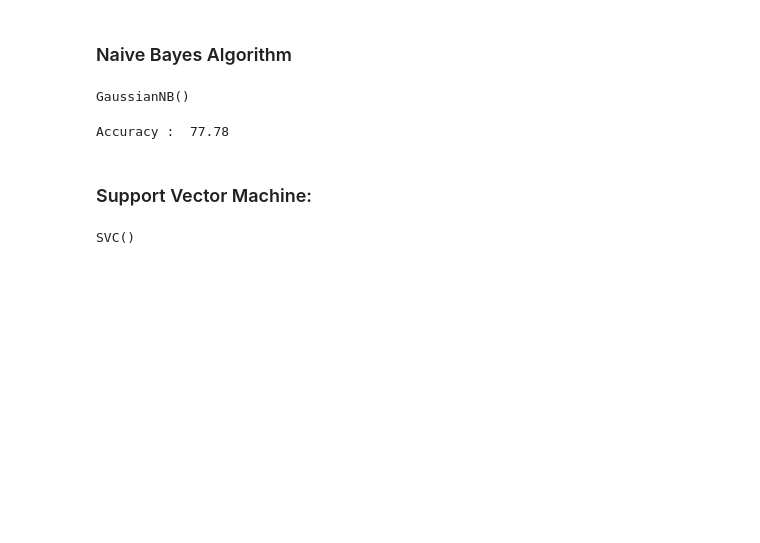
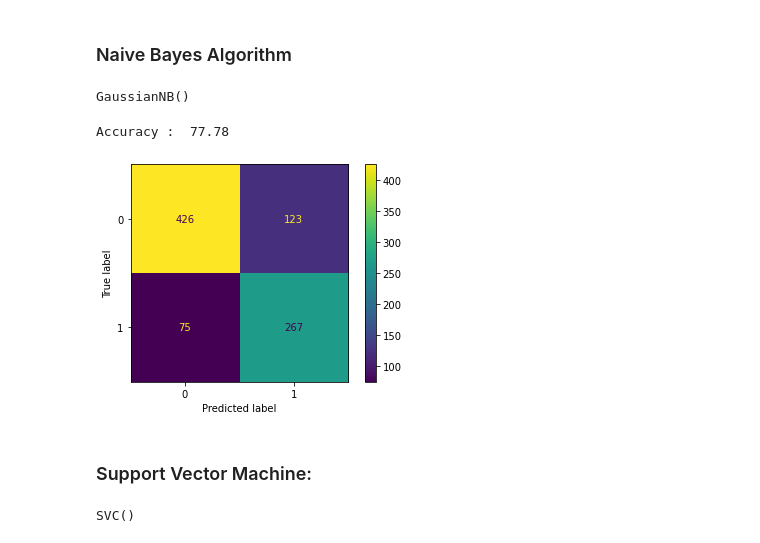
Before and after one commit to samiurprapon/AlmightyTitanic, a Jupyter notebook: Main.ipynb, the cells around one changed output. Saved outputs shown, nothing was run; the diff lists cells and outputs as text; code cells hidden in the pictures; blank space fills up the shorter version.

```diff
--- a/Main.ipynb
+++ b/Main.ipynb
@@ -469,3 +483,9 @@ Accuracy :  77.78
+# %%
+# plotting the confusion matrix
+plot_confusion_matrix(gaussian, X_train, Y_train)
+plt.show()
+# %% [output]
+[figure, added]
 # %% [markdown]
 ### Support Vector Machine:
 # %%
```
Also changed, not shown: parts of 14 cells of this notebook.
